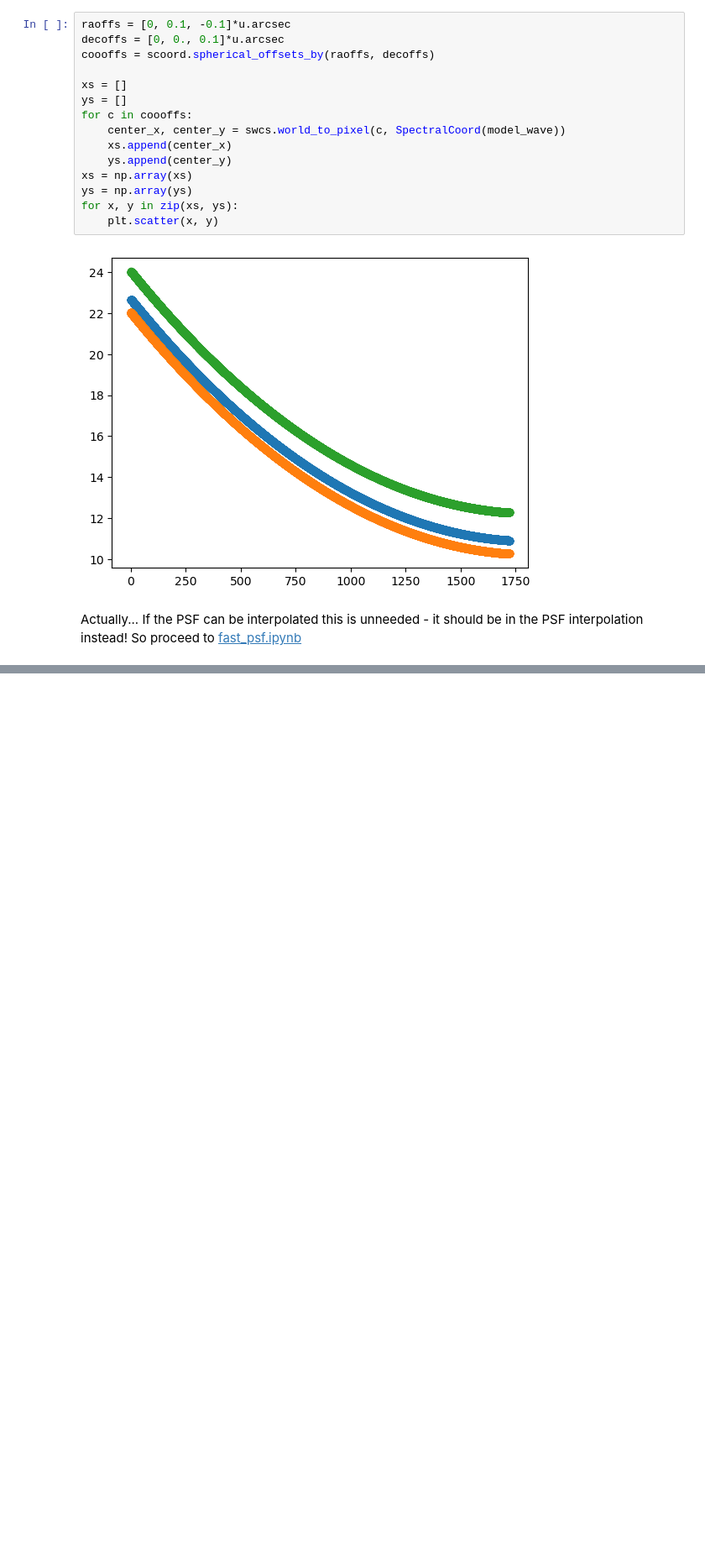
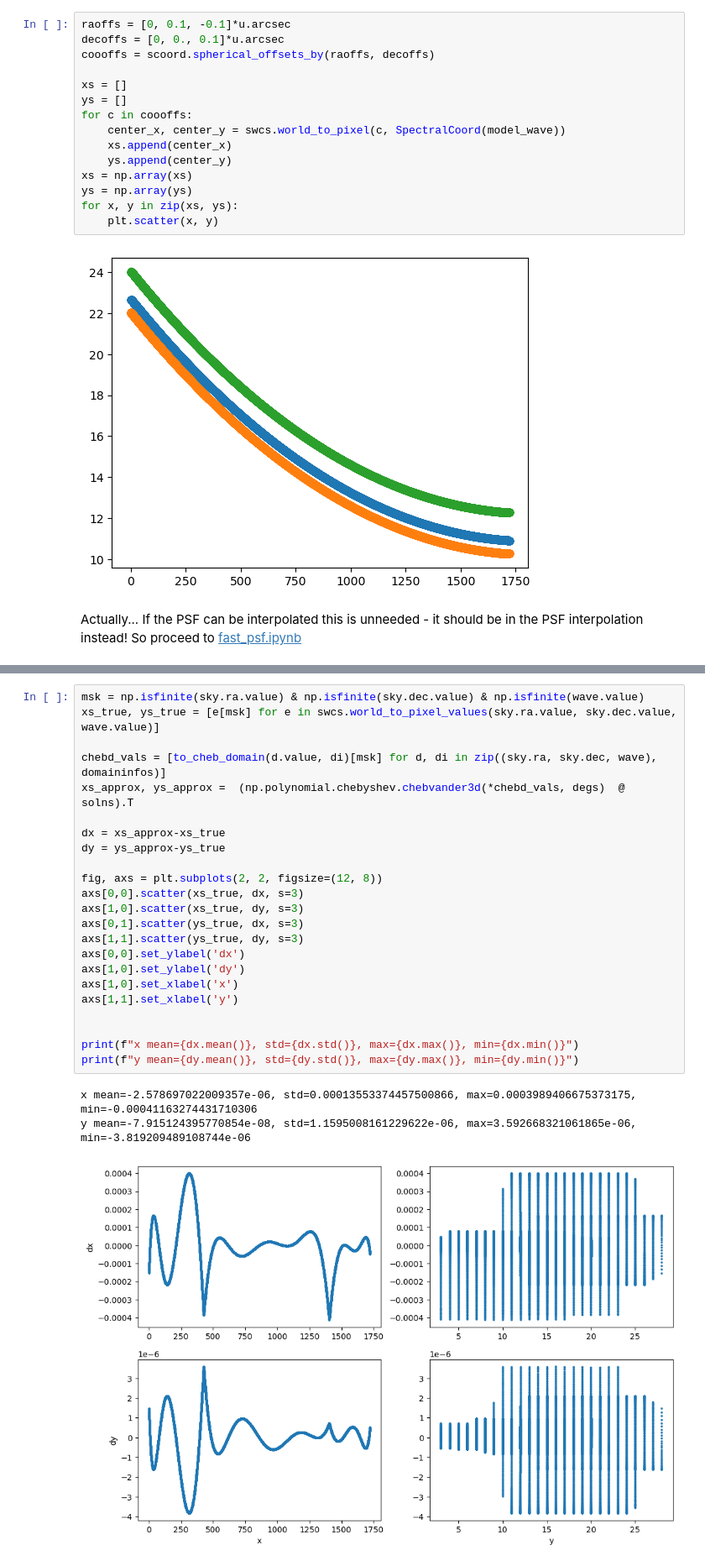
Before and after one commit to eteq/m31_jwst_2609_vol2, a Jupyter notebook: experimentation/fast_wcs.ipynb, the cells around one changed output, grey strips where cells are left out. Shown at 84% size. Cells and saved outputs as stored; diff of their text form; blank space fills up the shorter version.

```diff
--- a/experimentation/fast_wcs.ipynb
+++ b/experimentation/fast_wcs.ipynb
@@ -73,0 +190,27 @@ Oh, but as [wcs_linear_testing.ipynb](wcs_linear_testing.ipynb) shows, the *wave
+# %%
+msk = np.isfinite(sky.ra.value) & np.isfinite(sky.dec.value) & np.isfinite(wave.value)
+xs_true, ys_true = [e[msk] for e in swcs.world_to_pixel_values(sky.ra.value, sky.dec.value, wave.value)]
+
+chebd_vals = [to_cheb_domain(d.value, di)[msk] for d, di in zip((sky.ra, sky.dec, wave), domaininfos)]
+xs_approx, ys_approx =  (np.polynomial.chebyshev.chebvander3d(*chebd_vals, degs)  @ solns).T
+
+dx = xs_approx-xs_true
+dy = ys_approx-ys_true
+
+fig, axs = plt.subplots(2, 2, figsize=(12, 8))
+axs[0,0].scatter(xs_true, dx, s=3)
+axs[1,0].scatter(xs_true, dy, s=3)
+axs[0,1].scatter(ys_true, dx, s=3)
+axs[1,1].scatter(ys_true, dy, s=3)
+axs[0,0].set_ylabel('dx')
+axs[1,0].set_ylabel('dy')
+axs[1,0].set_xlabel('x')
+axs[1,1].set_xlabel('y')
+
+
+print(f"x mean={dx.mean()}, std={dx.std()}, max={dx.max()}, min={dx.min()}")
+print(f"y mean={dy.mean()}, std={dy.std()}, max={dy.max()}, min={dy.min()}")
+# %% [output]
+x mean=-2.578697022009357e-06, std=0.00013553374457500866, max=0.0003989406675373175, min=-0.00041163274431710306
+y mean=-7.915124395770854e-08, std=1.1595008161229622e-06, max=3.592668321061865e-06, min=-3.819209489108744e-06
+[figure, added]
```
Also changed, not shown: parts of 40 cells of this notebook, 3 other files.
